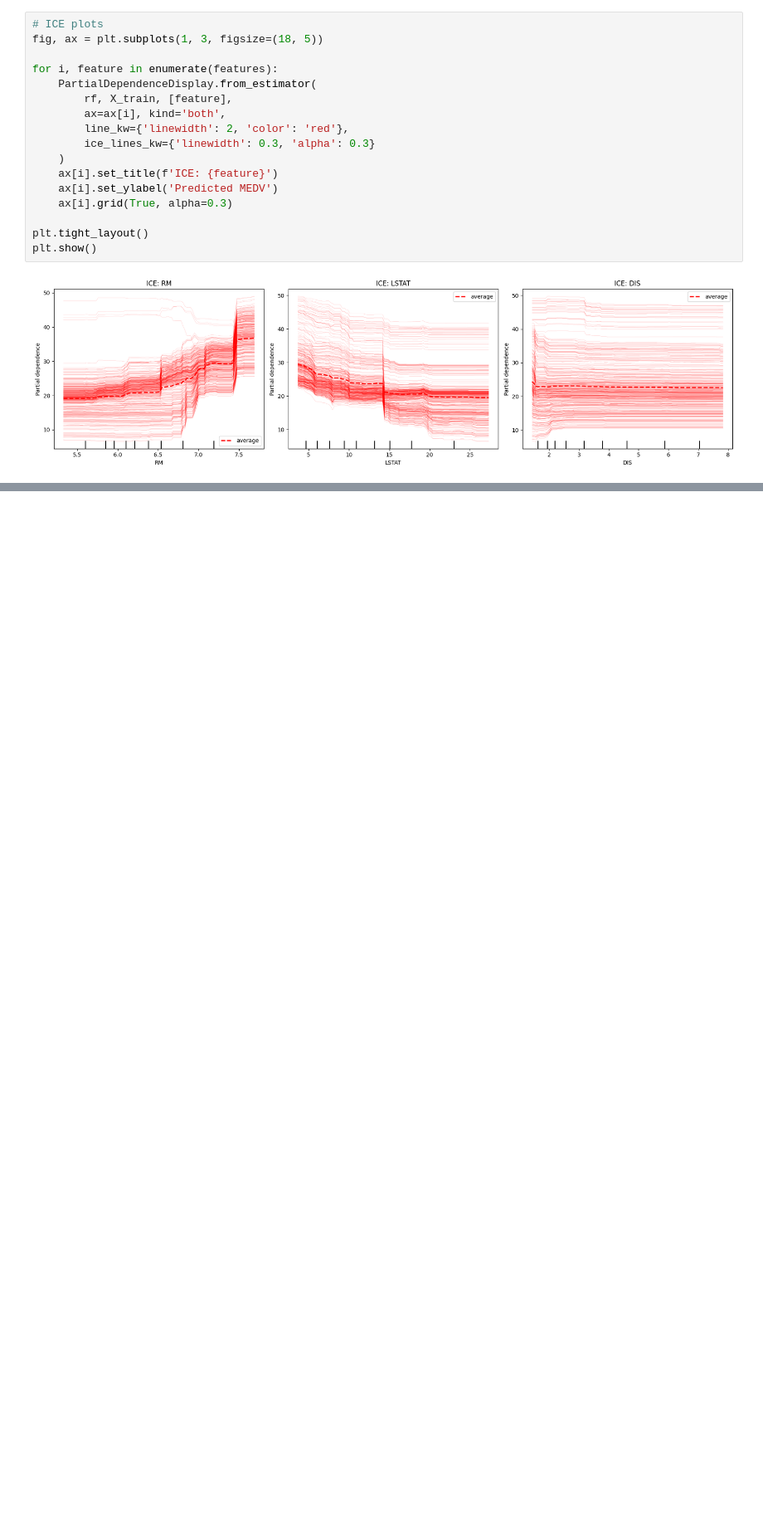
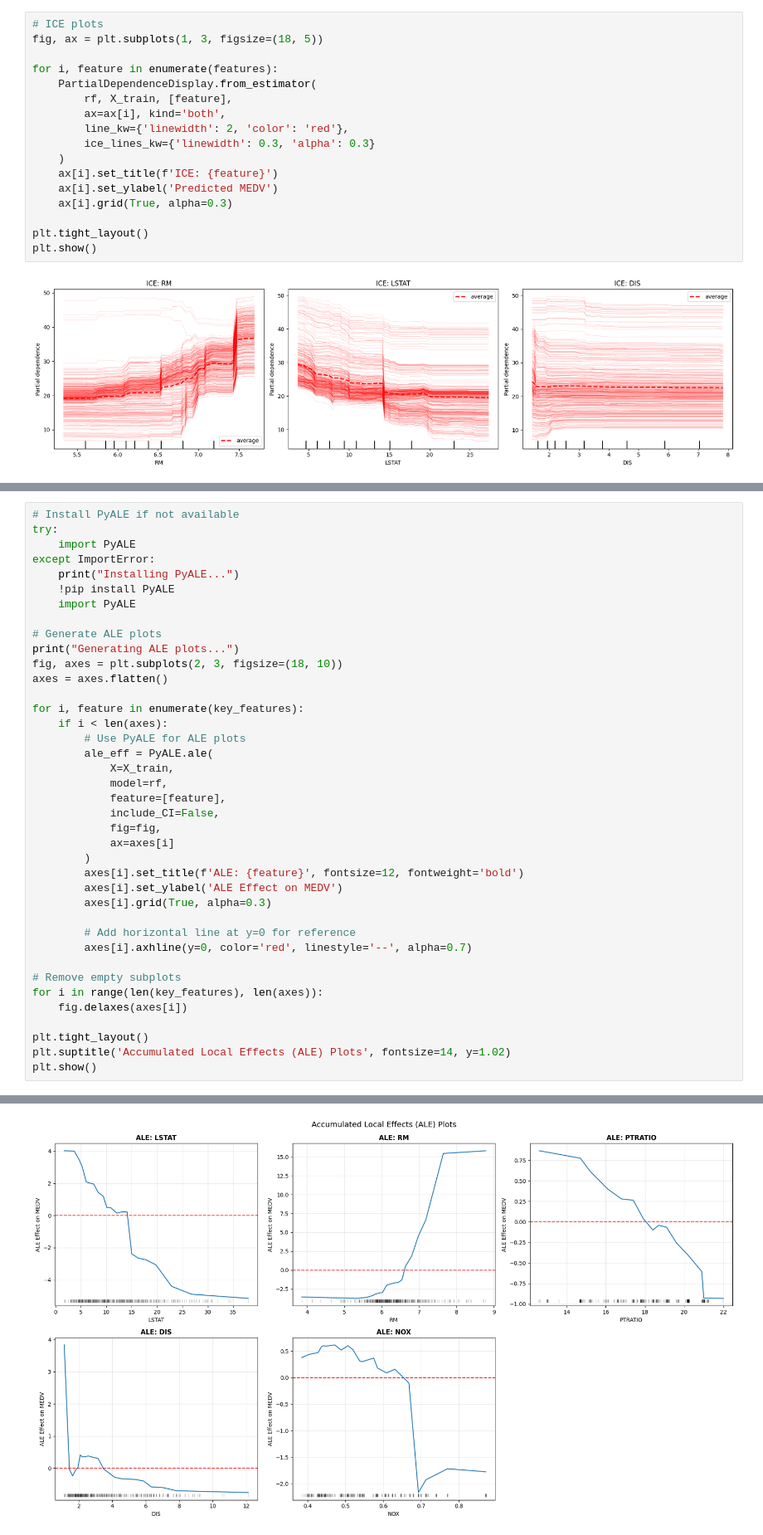
Before and after one commit to fanxu30/XAI, a Jupyter notebook: assn_4.ipynb, the cells around one changed output, grey strips where cells are left out. Shown at 83% size. Saved outputs shown, nothing was run; the diff lists cells and outputs as text; blank space fills up the shorter version.

```diff
--- a/assn_4.ipynb
+++ b/assn_4.ipynb
@@ -146,0 +123,40 @@ TypeError: unsupported operand type(s) for -: 'str' and 'str'
+# %%
+# Install PyALE if not available
+try:
+    import PyALE
+except ImportError:
+    print("Installing PyALE...")
+    !pip install PyALE
+    import PyALE
+
+# Generate ALE plots
+print("Generating ALE plots...")
+fig, axes = plt.subplots(2, 3, figsize=(18, 10))
+axes = axes.flatten()
+
+for i, feature in enumerate(key_features):
+    if i < len(axes):
+        # Use PyALE for ALE plots
+        ale_eff = PyALE.ale(
+            X=X_train,
+            model=rf,
+            feature=[feature],
+            include_CI=False,
+            fig=fig,
+            ax=axes[i]
+        )
+        axes[i].set_title(f'ALE: {feature}', fontsize=12, fontweight='bold')
+        axes[i].set_ylabel('ALE Effect on MEDV')
+        axes[i].grid(True, alpha=0.3)
+
+        # Add horizontal line at y=0 for reference
+        axes[i].axhline(y=0, color='red', linestyle='--', alpha=0.7)
+
+# Remove empty subplots
+for i in range(len(key_features), len(axes)):
+    fig.delaxes(axes[i])
+
+plt.tight_layout()
+plt.suptitle('Accumulated Local Effects (ALE) Plots', fontsize=14, y=1.02)
+plt.show()
+# %% [output]
@@ -146,0 +186 @@ TypeError: unsupported operand type(s) for -: 'str' and 'str'
+[figure, added]
```
Also changed, not shown: parts of 4 cells of this notebook.
